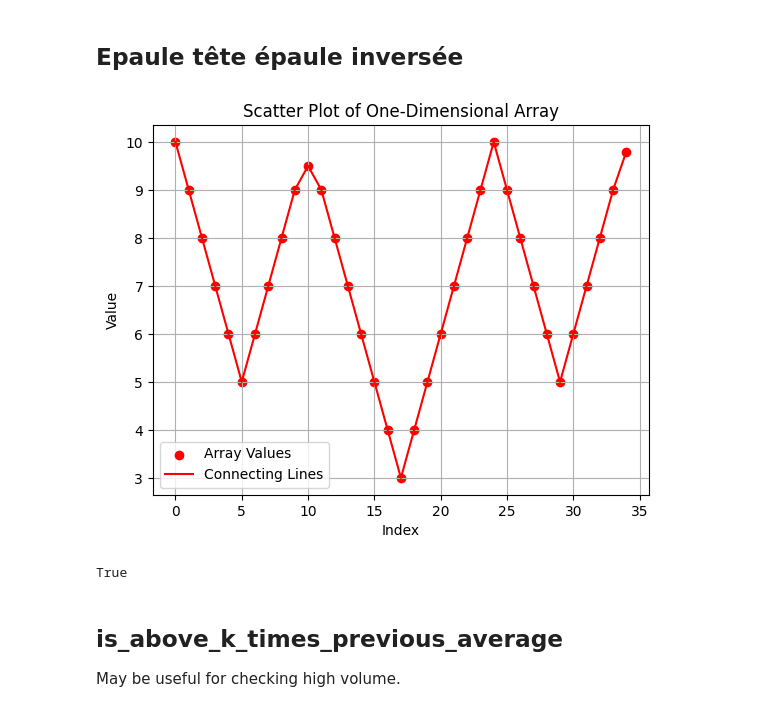
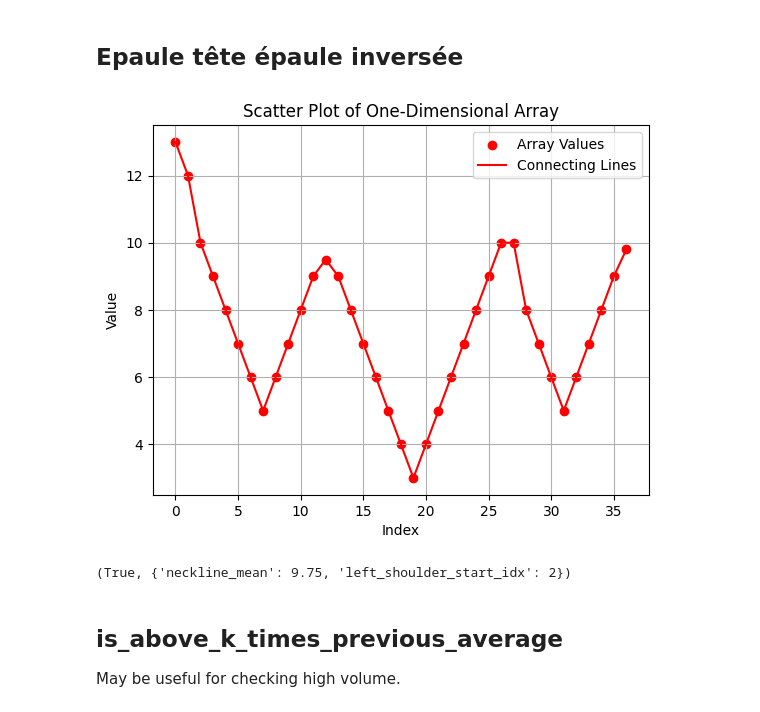
Before and after one commit to nicolaspro1234/trading_auto, a Jupyter notebook: trading.ipynb, the cells around one changed output. Drawn from its saved outputs; the diff is of its cells as text; code cells hidden in the pictures.

```diff
--- a/trading.ipynb
+++ b/trading.ipynb
@@ -254,6 +254,7 @@ def is_inverse_head_and_shoulders(
   5. Tolerance Check: The function calculates the mean of max_left_shoulder_head and max_head_right_shoulder and defines the lower and upper bounds based on the tolerance. It then checks if max_left_shoulder_head, max_head_right_shoulder, and the last point fall within these bounds.
   6. Return Result: The function returns True if any combination meets all criteria, otherwise False.
   '''
+  metadata = {}
   # Ensure the data is a numpy array
   data = np.array(data)
 
@@ -265,7 +266,7 @@ def is_inverse_head_and_shoulders(
       data = data[-max_nb_historical_points:]
 
   if len(data) < min_length_head + 2 * min_length_shoulders:
-      return False
+      return False, metadata
 
   # Find local minima
   local_minima = []
@@ -275,7 +276,7 @@ def is_inverse_head_and_shoulders(
 
   # Ensure there are at least three local minima
   if len(local_minima) < 3:
-      return False
+      return False, metadata
 
   # Iterate through all combinations of three local minima
   for i in range(len(local_minima) - 2):
@@ -330,26 +331,30 @@ def is_inverse_head_and_shoulders(
               if not (neckline_lower_bound <= data[-1] <= neckline_upper_bound):
                   continue
 
-              return True
+              metadata.update({
+                  'neckline_mean': neckline_mean,
+                  'left_shoulder_start_idx': left_shoulder_start_idx
+              })
+              return True, metadata
 
-  return False
+  return False, metadata
 # %%
 # Example usage
-data = np.array([10, 9, 8, 7, 6, 5, 6, 7, 8, 9, 9.5,
+data = np.array([13, 12, 10, 9, 8, 7, 6, 5, 6, 7, 8, 9, 9.5,
                  9, 8, 7, 6, 5, 4, 3, 4, 5, 6, 7, 8, 9, 10,
-                 9, 8, 7, 6, 5, 6, 7, 8, 9, 9.8])
+                 10, 8, 7, 6, 5, 6, 7, 8, 9, 9.8])
 
 plot_values(data)
 
 print(is_inverse_head_and_shoulders(
     data,
     max_nb_historical_points=50,
     min_length_head=3,
     min_length_shoulders=3,
     tolerance_around_neckline=0.05))
 # %% [output]
-[figure, old version]
+[figure, new version]
-True
+(True, {'neckline_mean': 9.75, 'left_shoulder_start_idx': 2})
 # %% [markdown]
 ## is_above_k_times_previous_average
 
```
